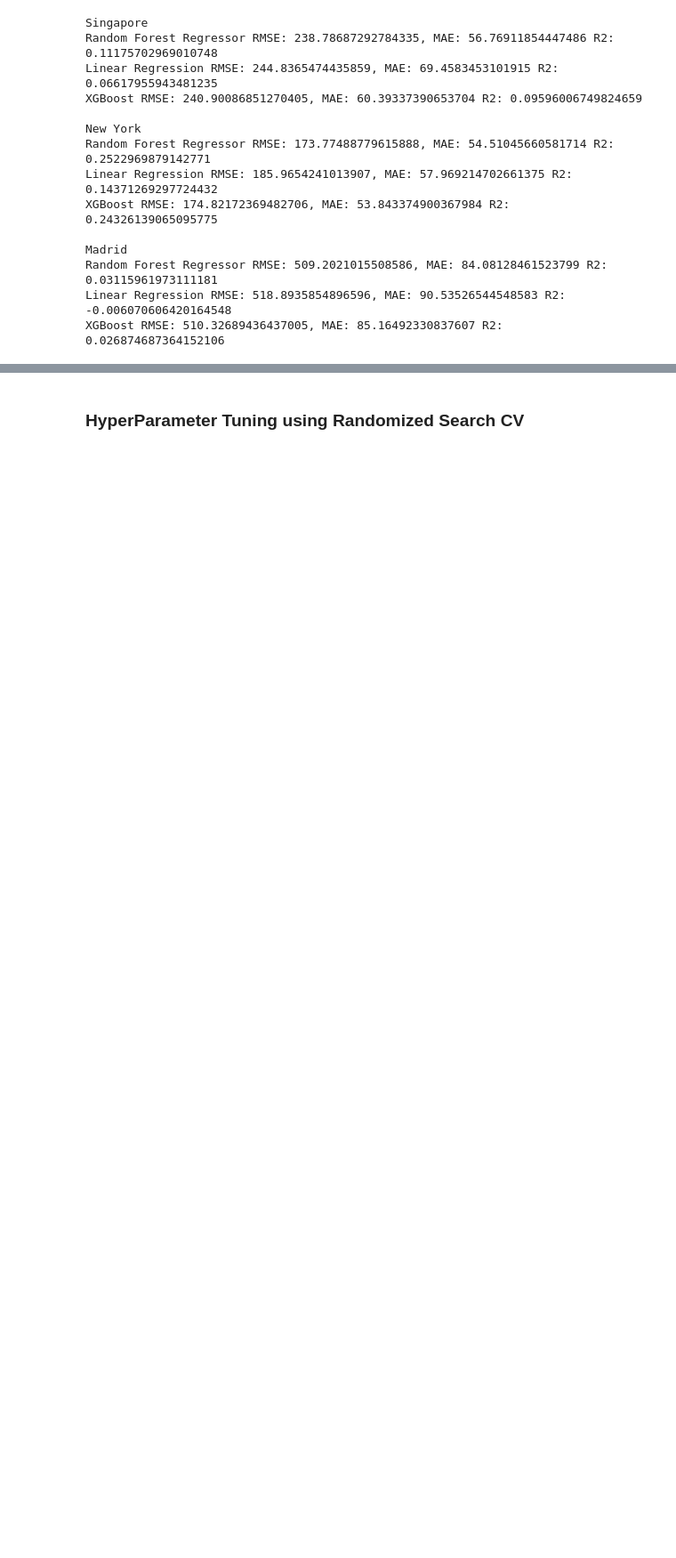
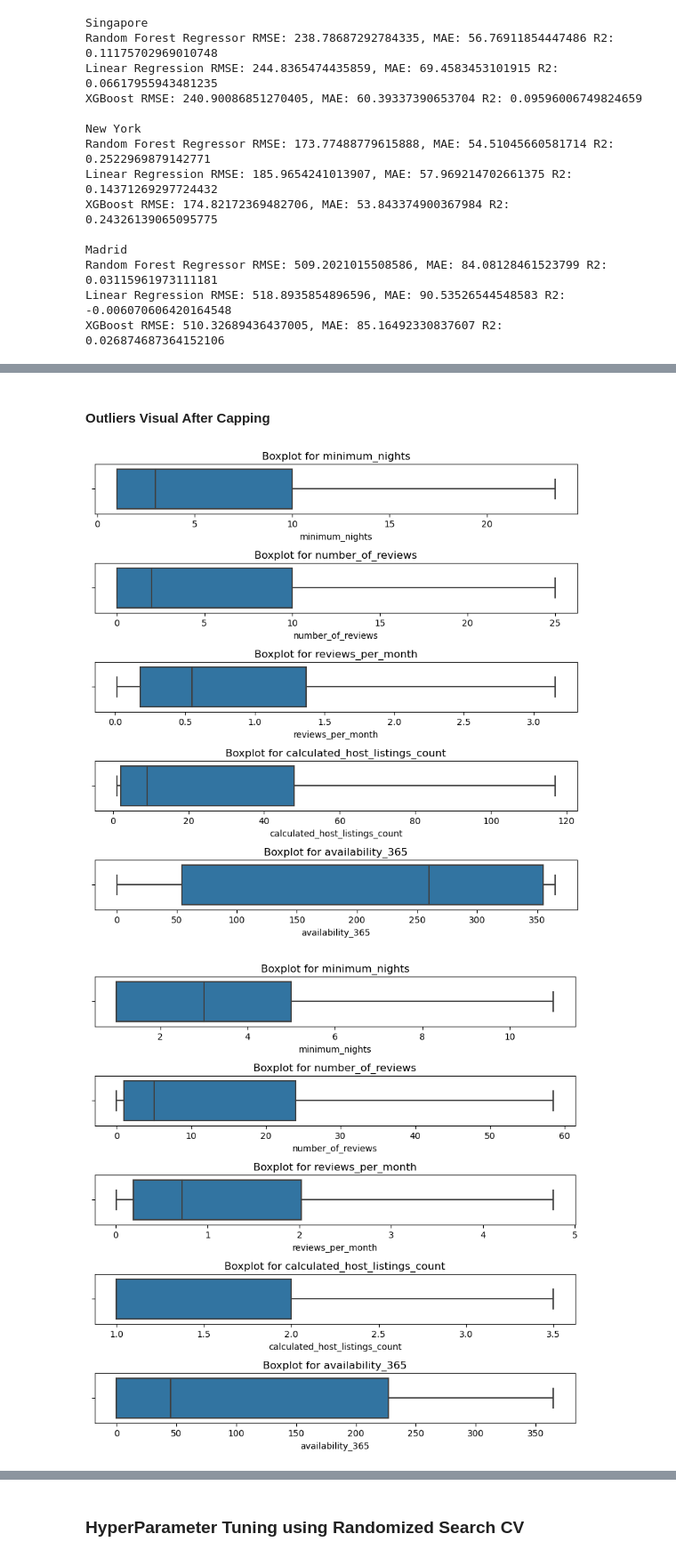
Before and after one commit to devxlag/Comp3608-Project, a Jupyter notebook: main.ipynb, the cells around one changed output, grey strips where cells are left out. Shown at 89% size. Cells and saved outputs as stored; diff of their text form; code cells hidden in the pictures; blank space fills up the shorter version.

```diff
--- a/main.ipynb
+++ b/main.ipynb
@@ -448,0 +527,2 @@ XGBoost: RSME: 29.47115207234667, MAE: 20.98490497399238, R2: 0.4446678141466156
+# %%
+numeric_features = ['minimum_nights', 'number_of_reviews', 'reviews_per_month', 'calculated_host_listings_count', 'availability_365']
@@ -448,0 +531,36 @@ XGBoost: RSME: 29.47115207234667, MAE: 20.98490497399238, R2: 0.4446678141466156
+# %%
+# 1. Outlier Capping
+def cap_outliers(df):
+    transformed_df = df.copy()
+    for feature in numeric_features:
+        Q1 = transformed_df[feature].quantile(0.25)
+        Q3 = transformed_df[feature].quantile(0.75)
+        IQR = Q3 - Q1
+        lower_bound = Q1 - 1.5 * IQR
+        upper_bound = Q3 + 1.5 * IQR
+        transformed_df.loc[transformed_df[feature] < lower_bound, feature] = lower_bound
+        transformed_df.loc[transformed_df[feature] > upper_bound, feature] = upper_bound
+    return transformed_df
+
+singapore_df_capped = cap_outliers(singapore_df)
+ny_df_capped = cap_outliers(ny_df)
+madrid_df_capped = cap_outliers(madrid_df)
+
+
+singapore_X_capped, singapore_y_capped = get_X_y(drop_target_oultiers(singapore_df_capped))
+ny_X_capped, ny_y_capped = get_X_y(drop_target_oultiers(ny_df_capped))
+madrid_X_capped, madrid_y_capped = get_X_y(drop_target_oultiers(madrid_df_capped))
+
+# Split the data into training and testing sets
+singapore_X_train_capped, singapore_X_test_capped, singapore_y_train_capped, singapore_y_test_capped = train_test_split(singapore_X_capped, singapore_y_capped, test_size=0.3, random_state=42)
+ny_X_train_capped, ny_X_test_capped, ny_y_train_capped, ny_y_test_capped = train_test_split(ny_X_capped, ny_y_capped, test_size=0.3, random_state=42)
+madrid_X_train_capped, madrid_X_test_capped, madrid_y_train_capped, madrid_y_test_capped = train_test_split(madrid_X_capped, madrid_y_capped, test_size=0.3, random_state=42)
+# %% [markdown]
+#### Outliers Visual After Capping
+# %%
+print_outliers(singapore_df_capped, numeric_features)
+print_outliers(ny_df_capped, numeric_features)
+print_outliers(madrid_df_capped, numeric_features)
+# %% [output]
+[figure, added]
+[figure, added]
```
Also changed, not shown: parts of 49 cells of this notebook, 1 other file.
